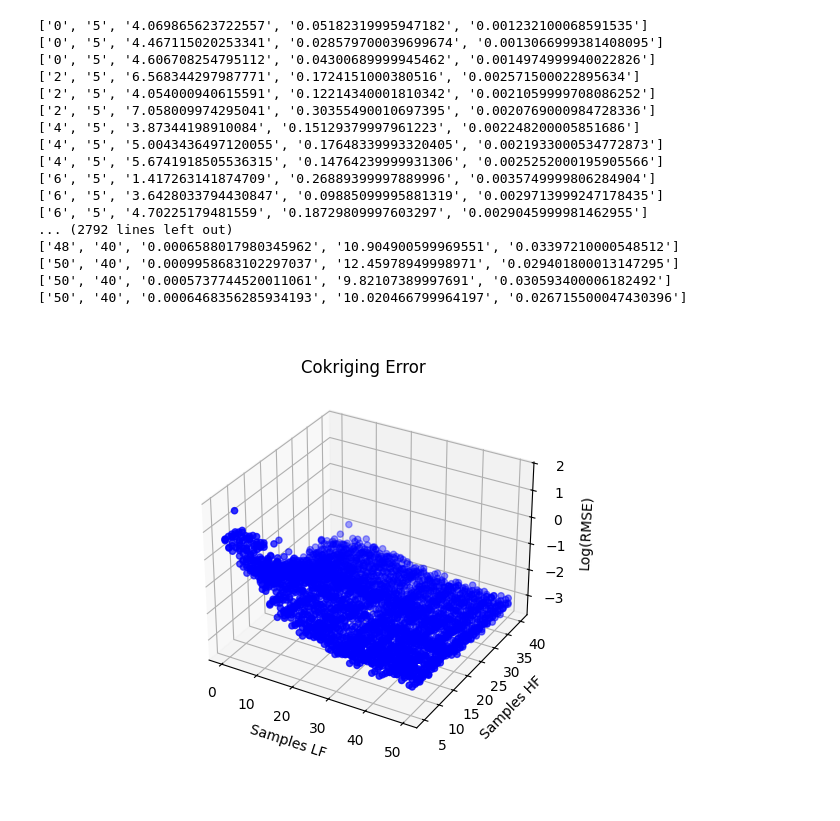
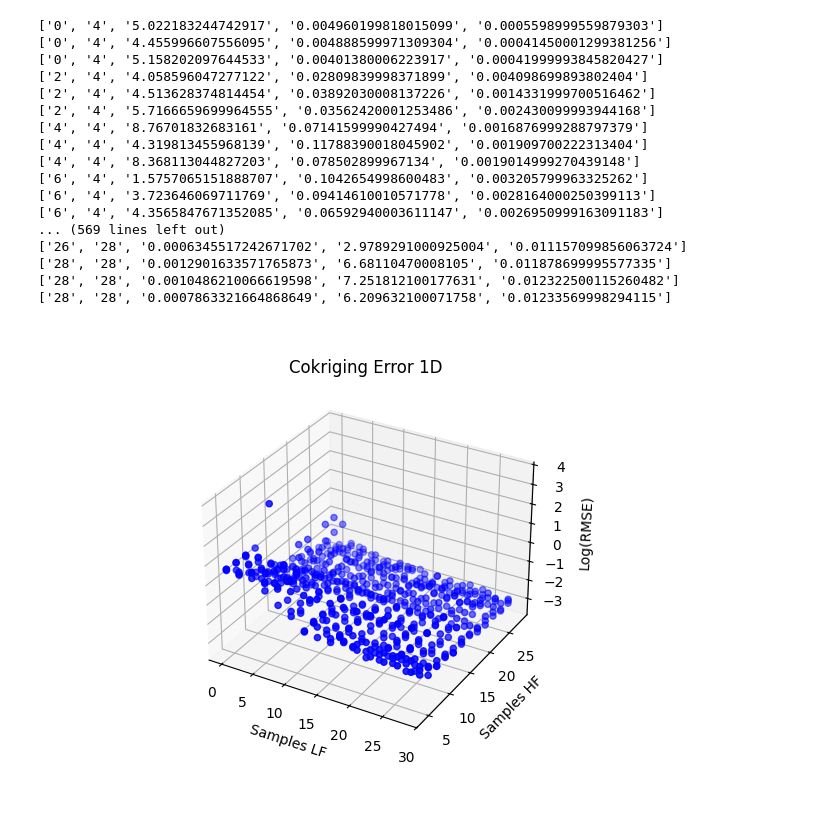
Before and after one commit to tzangleUMaine/SurrogateModeling, a Jupyter notebook: examples/data_viewer.ipynb, the cells around one changed output. Saved outputs shown, nothing was run; the diff lists cells and outputs as text; code cells hidden in the pictures.

```diff
--- a/examples/data_viewer.ipynb
+++ b/examples/data_viewer.ipynb
@@ -101,29 +101,35 @@ def plot_cokriging_data_slice(
     )
     return ax
 # %%
-loaded_lf,loaded_hf,loaded_error,loaded_train_time,loaded_evaluation_time = load_csv_results_data('CokrigingResults.csv')
+loaded_lf,loaded_hf,loaded_error,loaded_train_time,loaded_evaluation_time = load_csv_results_data('CokrigingResults_1D.csv')
 # %% [output]
-['0', '5', '4.069865623722557', '0.05182319995947182', '0.001232100068591535']
-['0', '5', '4.467115020253341', '0.028579700039699674', '0.0013066999381408095']
-['0', '5', '4.606708254795112', '0.04300689999945462', '0.0014974999940022826']
-['2', '5', '6.568344297987771', '0.1724151000380516', '0.002571500022895634']
-['2', '5', '4.054000940615591', '0.12214340001810342', '0.0021059999708086252']
-['2', '5', '7.058009974295041', '0.30355490010697395', '0.0020769000984728336']
-['4', '5', '3.87344198910084', '0.15129379997961223', '0.002248200005851686']
-['4', '5', '5.0043436497120055', '0.17648339993320405', '0.0021933000534772873']
-['4', '5', '5.6741918505536315', '0.14764239999931306', '0.0025252000195905566']
-['6', '5', '1.417263141874709', '0.26889399997889996', '0.0035749999806284904']
-['6', '5', '3.6428033794430847', '0.09885099995881319', '0.0029713999247178435']
-['6', '5', '4.70225179481559', '0.18729809997603297', '0.0029045999981462955']
-... (2792 lines left out)
-['48', '40', '0.0006588017980345962', '10.904900599969551', '0.03397210000548512']
-['50', '40', '0.0009958683102297037', '12.45978949998971', '0.029401800013147295']
-['50', '40', '0.0005737744520011061', '9.82107389997691', '0.030593400006182492']
-['50', '40', '0.0006468356285934193', '10.020466799964197', '0.026715500047430396']
+['0', '4', '5.022183244742917', '0.004960199818015099', '0.0005598999559879303']
+['0', '4', '4.455996607556095', '0.004888599971309304', '0.00041450001299381256']
+['0', '4', '5.158202097644533', '0.00401380006223917', '0.00041999993845820427']
+['2', '4', '4.058596047277122', '0.02809839998371899', '0.004098699893802404']
+['2', '4', '4.513628374814454', '0.03892030008137226', '0.0014331999700516462']
+['2', '4', '5.7166659699964555', '0.03562420001253486', '0.002430099993944168']
+['4', '4', '8.76701832683161', '0.07141599990427494', '0.0016876999288797379']
+['4', '4', '4.319813455968139', '0.11788390018045902', '0.001909700222313404']
+['4', '4', '8.368113044827203', '0.078502899967134', '0.0019014999270439148']
+['6', '4', '1.5757065151888707', '0.1042654998600483', '0.003205799963325262']
+['6', '4', '3.723646069711769', '0.09414610010571778', '0.0028164000250399113']
+['6', '4', '4.3565847671352085', '0.06592940003611147', '0.0026950999163091183']
+... (569 lines left out)
+['26', '28', '0.0006345517242671702', '2.9789291000925004', '0.011157099856063724']
+['28', '28', '0.0012901633571765873', '6.68110470008105', '0.011878699995577335']
+['28', '28', '0.0010486210066619598', '7.251812100177631', '0.012322500115260482']
+['28', '28', '0.0007863321664868649', '6.209632100071758', '0.01233569998294115']
 # %%
 ax = plot_cokriging_data(
-    points_lf=loaded_lf, points_hf=loaded_hf, output=loaded_error, label="Log(RMSE)",name="Cokriging Error ",log_output=True, color="blue"
+    points_lf=loaded_lf,
+    points_hf=loaded_hf,
+    output=loaded_error,
+    label="Log(RMSE)",
+    name="Cokriging Error 1D",
+    log_output=True,
+    color="blue",
 )
 plt.show()
 # %% [output]
-[figure, old version]
+[figure, new version]
```
Also changed, not shown: parts of 11 cells of this notebook, 9 other files.
